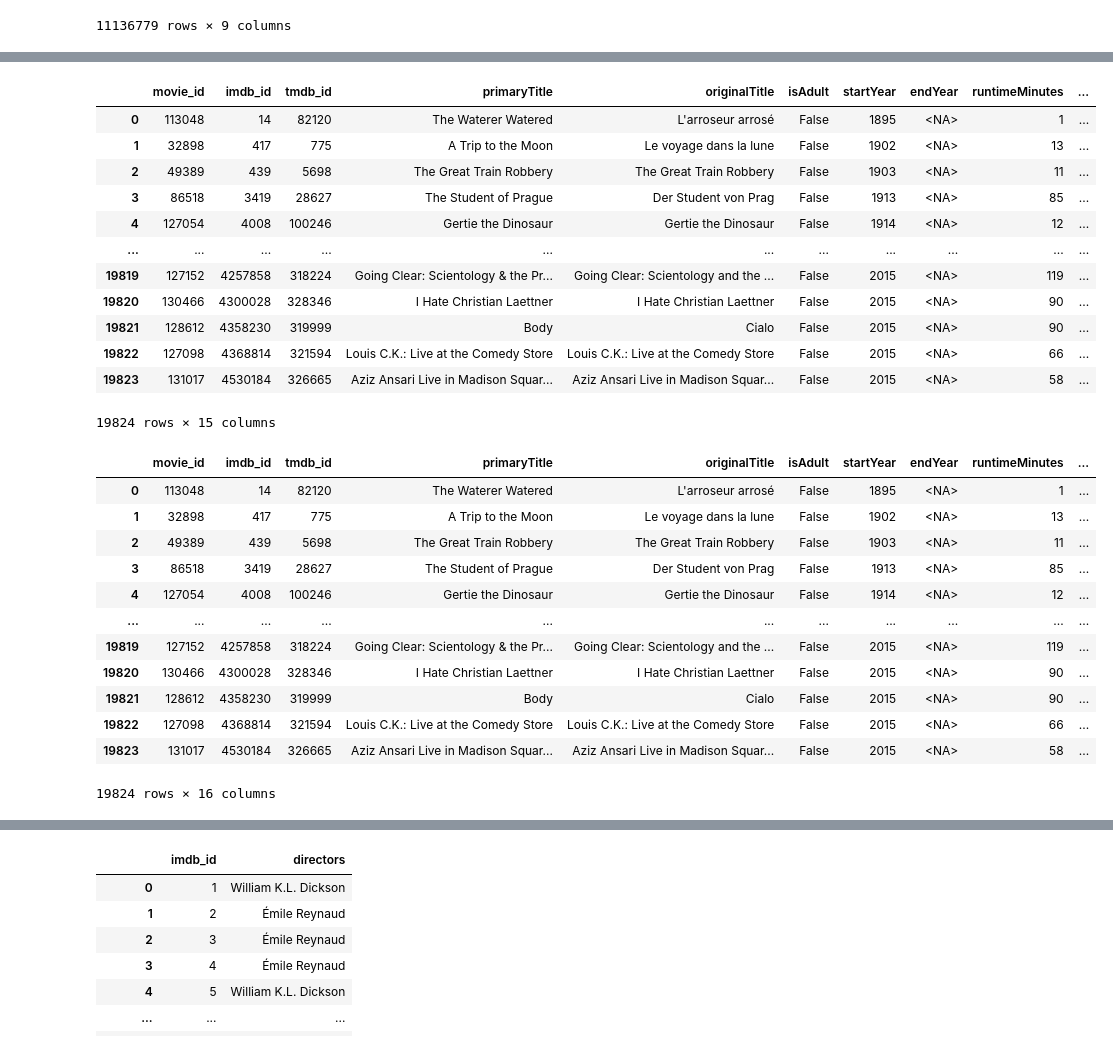
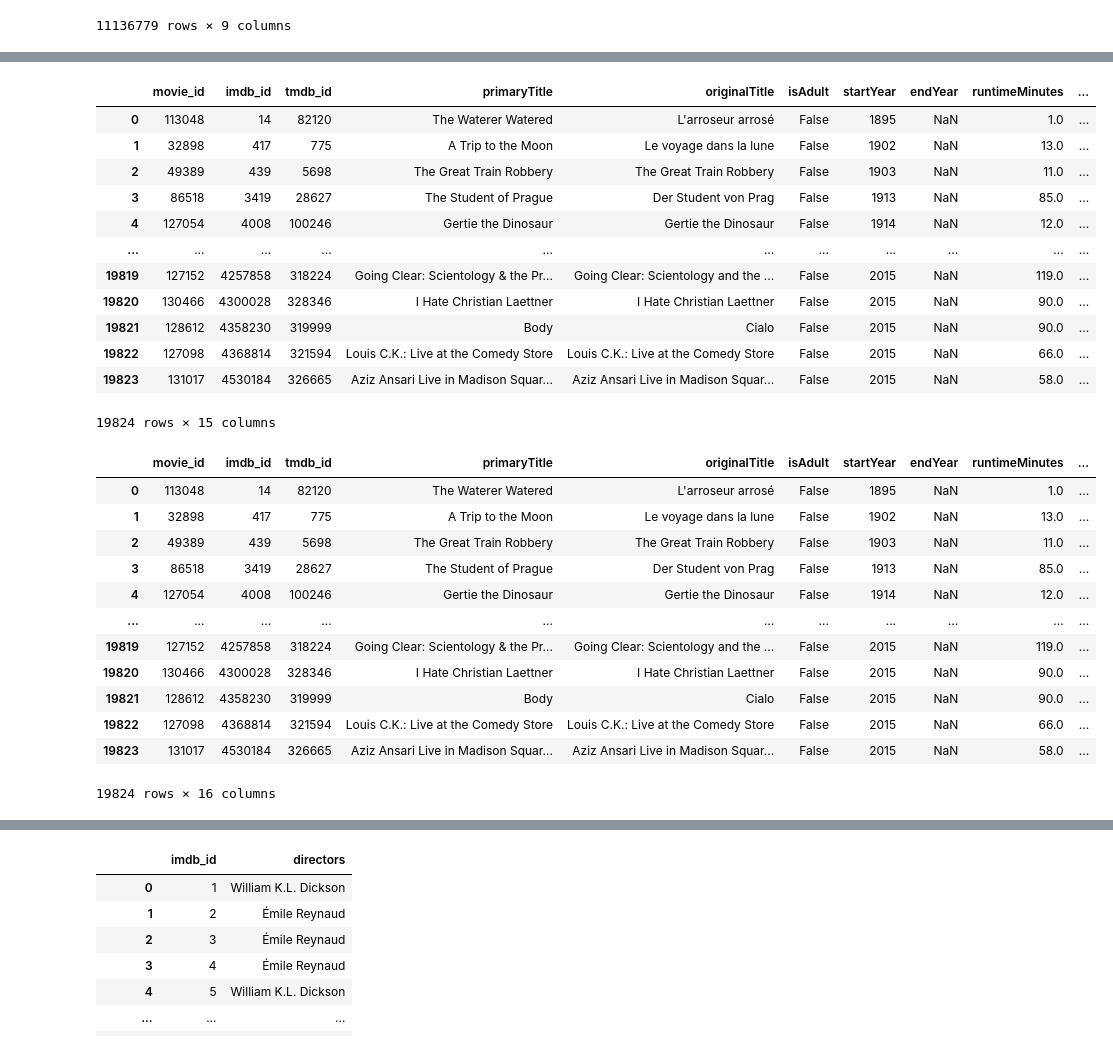
Before and after one commit to PepeuFBV/Movie-Recommendation, a Jupyter notebook: dataset_treatment.ipynb, the cells around one changed output, grey strips where cells are left out. Drawn from its saved outputs; the diff is of its cells as text; code cells hidden in the pictures.

```diff
--- a/dataset_treatment.ipynb
+++ b/dataset_treatment.ipynb
@@ -339,24 +262,0 @@ movies = movies[['movie_id', 'imdb_id', 'tmdb_id', 'primaryTitle', 'originalTitl
-# %%
-# pandas settings
-pd.set_option('future.no_silent_downcasting', True)
-
-# replacing 1's and 0's with True and False in the isAdult column
-movies['isAdult'] = movies['isAdult'].replace({1: True, 0: False})
-
-# convert the tmdb_id column to Int64
-movies['tmdb_id'] = movies['tmdb_id'].astype('Int64')
-
-# removing missing values by filling them with a placeholder (e.g., pd.NA)
-movies['runtimeMinutes'] = movies['runtimeMinutes'].fillna(pd.NA)
-
-# convert the runtimeMinutes column to Int64
-movies['runtimeMinutes'] = movies['runtimeMinutes'].astype('Int64')
-
-# convert the startYear and endYear columns to Int64
-movies['startYear'] = movies['startYear'].astype('Int64')
-movies['endYear'] = movies['endYear'].astype('Int64')
-
-# replace xx entries in original_language with NaN
-movies['original_language'] = movies['original_language'].replace('xx', pd.NA)
-
-movies
@@ -377,30 +263,36 @@ movies
 # %%
-# dropping the videos column
+# dropping the videos column, since it's a column with only a False flag
 movies.drop('video', axis=1, inplace=True)
 
 # getting video info from the movie_videos.csv file
 movie_videos = pd.read_csv('data/final_data/movie_videos.csv')
 
-# renaming the video_key column to video
-movie_videos.rename(columns={'video_key': 'video'}, inplace=True)
-
 # merging the datasets
 movies = movies.merge(movie_videos, on='tmdb_id')
 
+# making all xx entries in original_language Nan
+movies['original_language'] = movies['original_language'].replace('xx', pd.NA)
+
+# making startYear and runtimeMinutes column
+movies['startYear'] = movies['startYear'].astype('Int64')
+
+# made tmdb_id a integer column
+movies['tmdb_id'] = movies['tmdb_id'].astype('Int64')
+
 movies
 # %% [output]
 |  | movie_id | imdb_id | tmdb_id | primaryTitle | originalTitle | isAdult | startYear | endYear | runtimeMinutes | ... |
-| 0 | 113048 | 14 | 82120 | The Waterer Watered | L'arroseur arrosé | False | 1895 | <NA> | 1 | ... |
-| 1 | 32898 | 417 | 775 | A Trip to the Moon | Le voyage dans la lune | False | 1902 | <NA> | 13 | ... |
-| 2 | 49389 | 439 | 5698 | The Great Train Robbery | The Great Train Robbery | False | 1903 | <NA> | 11 | ... |
-| 3 | 86518 | 3419 | 28627 | The Student of Prague | Der Student von Prag | False | 1913 | <NA> | 85 | ... |
-| 4 | 127054 | 4008 | 100246 | Gertie the Dinosaur | Gertie the Dinosaur | False | 1914 | <NA> | 12 | ... |
+| 0 | 113048 | 14 | 82120 | The Waterer Watered | L'arroseur arrosé | False | 1895 | NaN | 1.0 | ... |
+| 1 | 32898 | 417 | 775 | A Trip to the Moon | Le voyage dans la lune | False | 1902 | NaN | 13.0 | ... |
+| 2 | 49389 | 439 | 5698 | The Great Train Robbery | The Great Train Robbery | False | 1903 | NaN | 11.0 | ... |
+| 3 | 86518 | 3419 | 28627 | The Student of Prague | Der Student von Prag | False | 1913 | NaN | 85.0 | ... |
+| 4 | 127054 | 4008 | 100246 | Gertie the Dinosaur | Gertie the Dinosaur | False | 1914 | NaN | 12.0 | ... |
 | ... | ... | ... | ... | ... | ... | ... | ... | ... | ... | ... |
-| 19819 | 127152 | 4257858 | 318224 | Going Clear: Scientology & the Pr... | Going Clear: Scientology and the ... | False | 2015 | <NA> | 119 | ... |
-| 19820 | 130466 | 4300028 | 328346 | I Hate Christian Laettner | I Hate Christian Laettner | False | 2015 | <NA> | 90 | ... |
-| 19821 | 128612 | 4358230 | 319999 | Body | Cialo | False | 2015 | <NA> | 90 | ... |
-| 19822 | 127098 | 4368814 | 321594 | Louis C.K.: Live at the Comedy Store | Louis C.K.: Live at the Comedy Store | False | 2015 | <NA> | 66 | ... |
-| 19823 | 131017 | 4530184 | 326665 | Aziz Ansari Live in Madison Squar... | Aziz Ansari Live in Madison Squar... | False | 2015 | <NA> | 58 | ... |
+| 19819 | 127152 | 4257858 | 318224 | Going Clear: Scientology & the Pr... | Going Clear: Scientology and the ... | False | 2015 | NaN | 119.0 | ... |
+| 19820 | 130466 | 4300028 | 328346 | I Hate Christian Laettner | I Hate Christian Laettner | False | 2015 | NaN | 90.0 | ... |
+| 19821 | 128612 | 4358230 | 319999 | Body | Cialo | False | 2015 | NaN | 90.0 | ... |
+| 19822 | 127098 | 4368814 | 321594 | Louis C.K.: Live at the Comedy Store | Louis C.K.: Live at the Comedy Store | False | 2015 | NaN | 66.0 | ... |
+| 19823 | 131017 | 4530184 | 326665 | Aziz Ansari Live in Madison Squar... | Aziz Ansari Live in Madison Squar... | False | 2015 | NaN | 58.0 | ... |
 19824 rows × 15 columns
 # %%
 # getting score average for movies
@@ -426,15 +318,15 @@ ratings.to_csv('data/final_data/ratings_full.csv', index=False)
 movies
 # %% [output]
 |  | movie_id | imdb_id | tmdb_id | primaryTitle | originalTitle | isAdult | startYear | endYear | runtimeMinutes | ... |
-| 0 | 113048 | 14 | 82120 | The Waterer Watered | L'arroseur arrosé | False | 1895 | <NA> | 1 | ... |
-| 1 | 32898 | 417 | 775 | A Trip to the Moon | Le voyage dans la lune | False | 1902 | <NA> | 13 | ... |
-| 2 | 49389 | 439 | 5698 | The Great Train Robbery | The Great Train Robbery | False | 1903 | <NA> | 11 | ... |
-| 3 | 86518 | 3419 | 28627 | The Student of Prague | Der Student von Prag | False | 1913 | <NA> | 85 | ... |
-| 4 | 127054 | 4008 | 100246 | Gertie the Dinosaur | Gertie the Dinosaur | False | 1914 | <NA> | 12 | ... |
+| 0 | 113048 | 14 | 82120 | The Waterer Watered | L'arroseur arrosé | False | 1895 | NaN | 1.0 | ... |
+| 1 | 32898 | 417 | 775 | A Trip to the Moon | Le voyage dans la lune | False | 1902 | NaN | 13.0 | ... |
+| 2 | 49389 | 439 | 5698 | The Great Train Robbery | The Great Train Robbery | False | 1903 | NaN | 11.0 | ... |
+| 3 | 86518 | 3419 | 28627 | The Student of Prague | Der Student von Prag | False | 1913 | NaN | 85.0 | ... |
+| 4 | 127054 | 4008 | 100246 | Gertie the Dinosaur | Gertie the Dinosaur | False | 1914 | NaN | 12.0 | ... |
 | ... | ... | ... | ... | ... | ... | ... | ... | ... | ... | ... |
-| 19819 | 127152 | 4257858 | 318224 | Going Clear: Scientology & the Pr... | Going Clear: Scientology and the ... | False | 2015 | <NA> | 119 | ... |
-| 19820 | 130466 | 4300028 | 328346 | I Hate Christian Laettner | I Hate Christian Laettner | False | 2015 | <NA> | 90 | ... |
-| 19821 | 128612 | 4358230 | 319999 | Body | Cialo | False | 2015 | <NA> | 90 | ... |
-| 19822 | 127098 | 4368814 | 321594 | Louis C.K.: Live at the Comedy Store | Louis C.K.: Live at the Comedy Store | False | 2015 | <NA> | 66 | ... |
-| 19823 | 131017 | 4530184 | 326665 | Aziz Ansari Live in Madison Squar... | Aziz Ansari Live in Madison Squar... | False | 2015 | <NA> | 58 | ... |
+| 19819 | 127152 | 4257858 | 318224 | Going Clear: Scientology & the Pr... | Going Clear: Scientology and the ... | False | 2015 | NaN | 119.0 | ... |
+| 19820 | 130466 | 4300028 | 328346 | I Hate Christian Laettner | I Hate Christian Laettner | False | 2015 | NaN | 90.0 | ... |
+| 19821 | 128612 | 4358230 | 319999 | Body | Cialo | False | 2015 | NaN | 90.0 | ... |
+| 19822 | 127098 | 4368814 | 321594 | Louis C.K.: Live at the Comedy Store | Louis C.K.: Live at the Comedy Store | False | 2015 | NaN | 66.0 | ... |
+| 19823 | 131017 | 4530184 | 326665 | Aziz Ansari Live in Madison Squar... | Aziz Ansari Live in Madison Squar... | False | 2015 | NaN | 58.0 | ... |
 19824 rows × 16 columns
```
Also changed, not shown: parts of 43 cells of this notebook, 3 other files.
